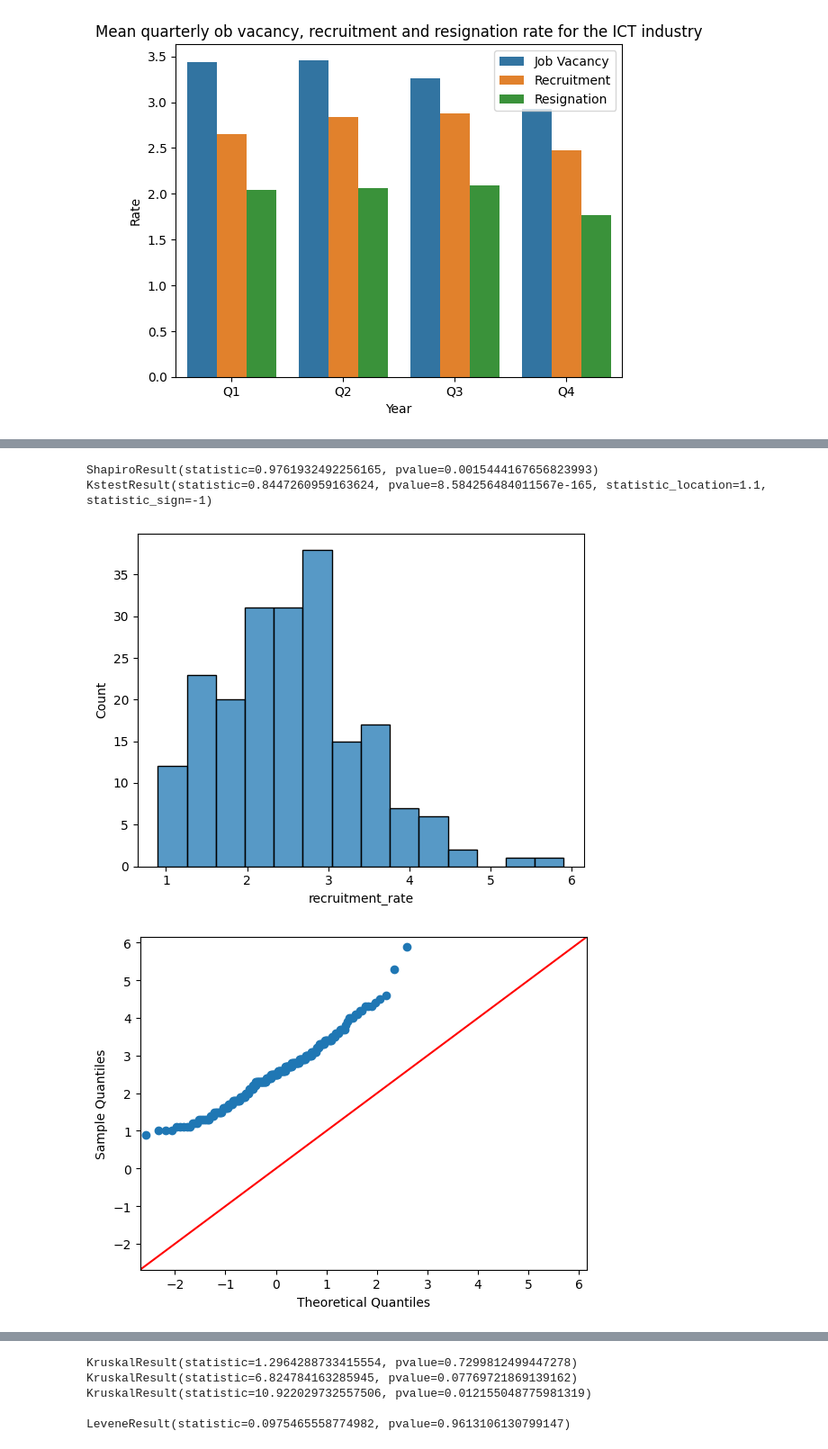
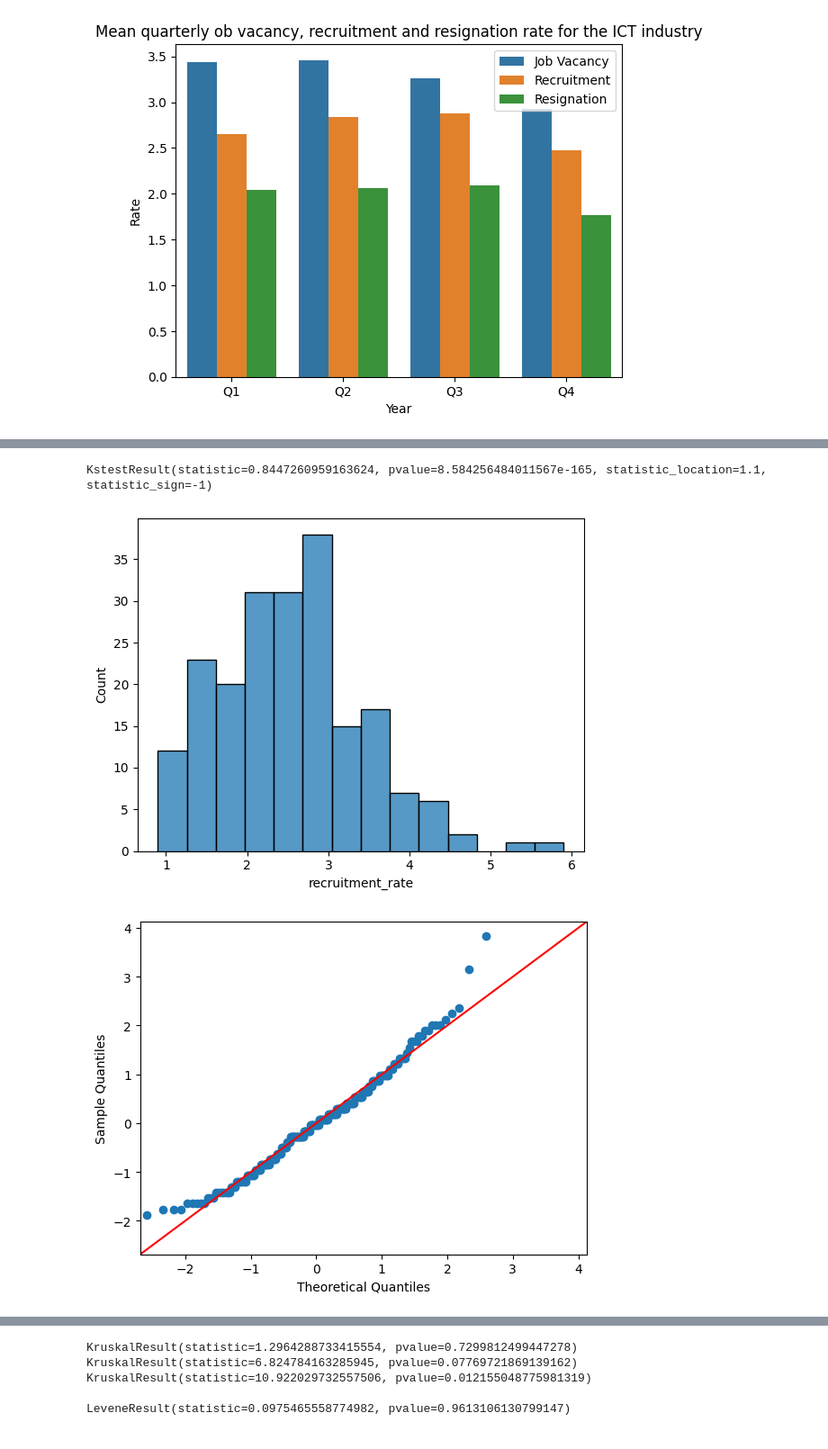
Before and after one commit to iyliahutta/Intro-to-Programming-for-DS, a Jupyter notebook: CA2/CA2.ipynb, the cells around one changed output, grey strips where cells are left out. Shown at 90% size. Cells and saved outputs as stored; diff of their text form; code cells hidden in the pictures.

```diff
--- a/CA2/CA2.ipynb
+++ b/CA2/CA2.ipynb
@@ -267,19 +275,19 @@ KstestResult(statistic=0.8261068003665271, pvalue=2.719079683439729e-154, statis
 # %%
 jobs_totals = jobs[jobs['occupation1']=='total']
 
 sns.histplot(jobs_totals, x='recruitment_rate')
 
-print(shapiro(jobs_totals['recruitment_rate']))
-print(kstest(jobs_totals['recruitment_rate'],'norm'))
+print(kstest(jobs_totals['recruitment_rate'],'norm')) # sample size more than 50
 
-fig = sm.qqplot(jobs_totals['recruitment_rate'],line='45')
+std_recruitment = (jobs_totals['recruitment_rate']-jobs_totals['recruitment_rate'].mean())/jobs_totals['recruitment_rate'].std()
 
-# recruitment rate data is not normal based on shapiro-wilk test and Q-Q plot!!
+fig = sm.qqplot(std_recruitment,line='45')
+
+# recruitment rate data is normal!!
 # %% [output]
-ShapiroResult(statistic=0.9761932492256165, pvalue=0.0015444167656823993)
 KstestResult(statistic=0.8447260959163624, pvalue=8.584256484011567e-165, statistic_location=1.1, statistic_sign=-1)
 [figure]
-[figure, old version]
+[figure, new version]
 # %%
 jobs_totals = jobs[jobs['occupation1']=='total']
 
```
Also changed, not shown: parts of 4 cells of this notebook.
